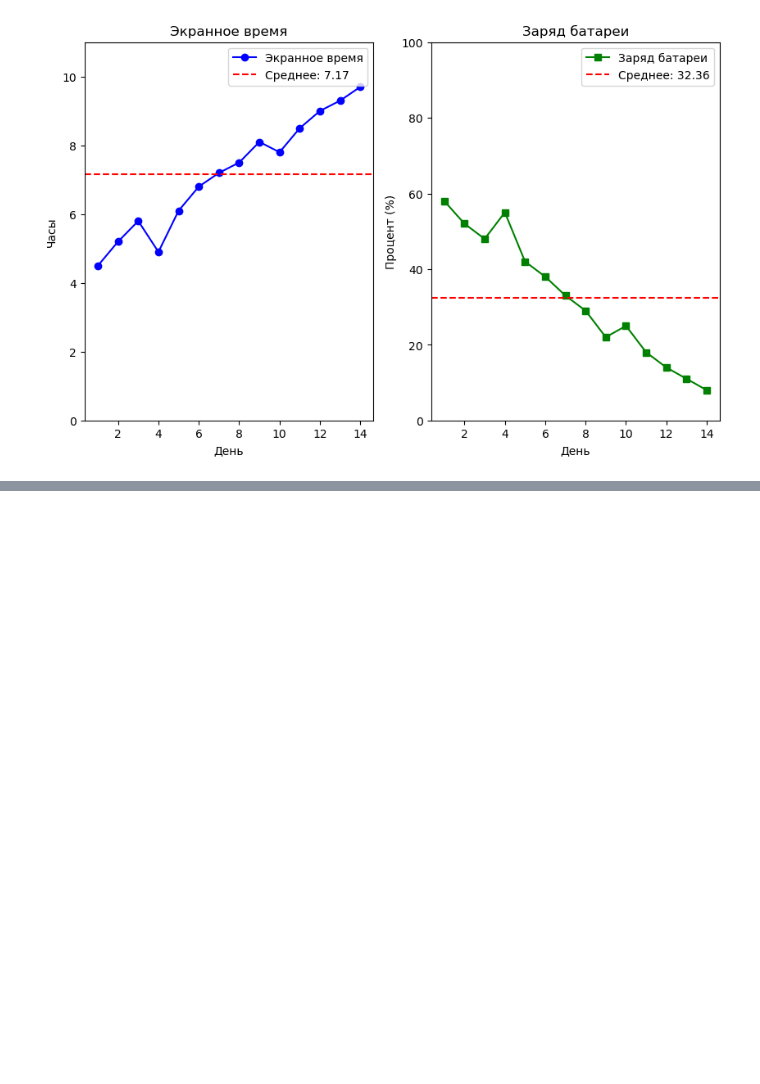
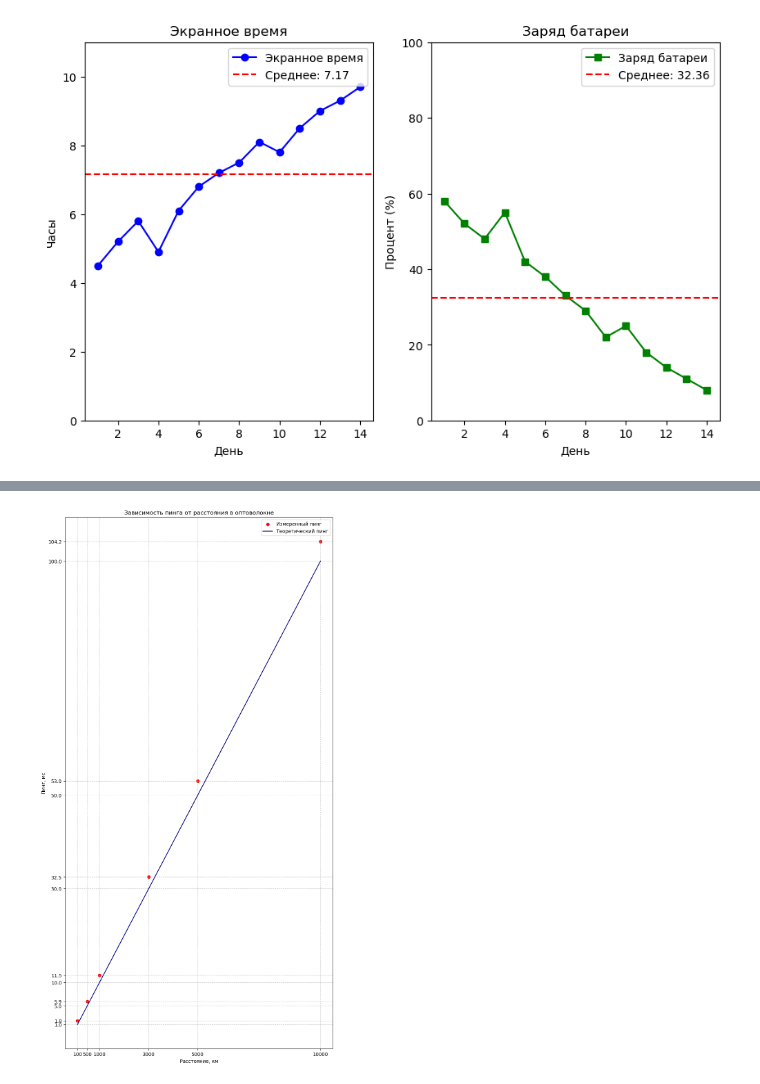
Before and after one commit to Visteik/stud, a Jupyter notebook: Inform/L8/R2-5.ipynb, the cells around one changed output, grey strips where cells are left out. Saved outputs shown, nothing was run; the diff lists cells and outputs as text; code cells hidden in the pictures; blank space fills up the shorter version.

```diff
--- a/Inform/L8/R2-5.ipynb
+++ b/Inform/L8/R2-5.ipynb
@@ -72,0 +109,38 @@ ax.bar(x, sales, width=0.6, color='steelblue', edgecolor='navy')
+# %%
+import matplotlib.pyplot as plt
+import numpy as np
+
+# 1. Запись массивов
+dist = np.array([100, 500, 1000, 3000, 5000, 10000])
+ping = np.array([1.8, 5.9, 11.5, 32.5, 53.0, 104.2])
+
+
+c = 300000  # Скорость света в вакууме, км/с
+n = 1.5     # Коэффициент преломления
+v = c / n   # Скорость света в оптоволокне, км/с
+
+ping_theory = (2 * dist / v) * 1000
+
+fig, ax = plt.subplots(figsize=(10, 20))
+
+ax.scatter(dist, ping, linestyle='None', marker = 'o', color = 'red', label='Измеренный пинг')
+
+ax.plot(dist, ping_theory, linestyle='-', color='navy', label='Теоретический пинг')
+
+# np.concatenate - склеивает 2 массива
+# np.unique - избавляется от повторов в массиве и выстраивает его по возрастанию
+all_ping = np.unique(np.concatenate((ping, ping_theory)))
+
+ax.set_xticks(dist)
+ax.set_yticks(all_ping)
+
+ax.set_title("Зависимость пинга от расстояния в оптоволокне")
+ax.set_xlabel("Расстояние, км")
+ax.set_ylabel("Пинг, мс")
+ax.grid(True, linestyle = '--', alpha=0.7)
+ax.legend()
+
+plt.savefig('ping_test.png', dpi=150)
+plt.show()
+# %% [output]
+[figure, added]
```
Also changed, not shown: parts of 3 cells of this notebook, 10 other files.
